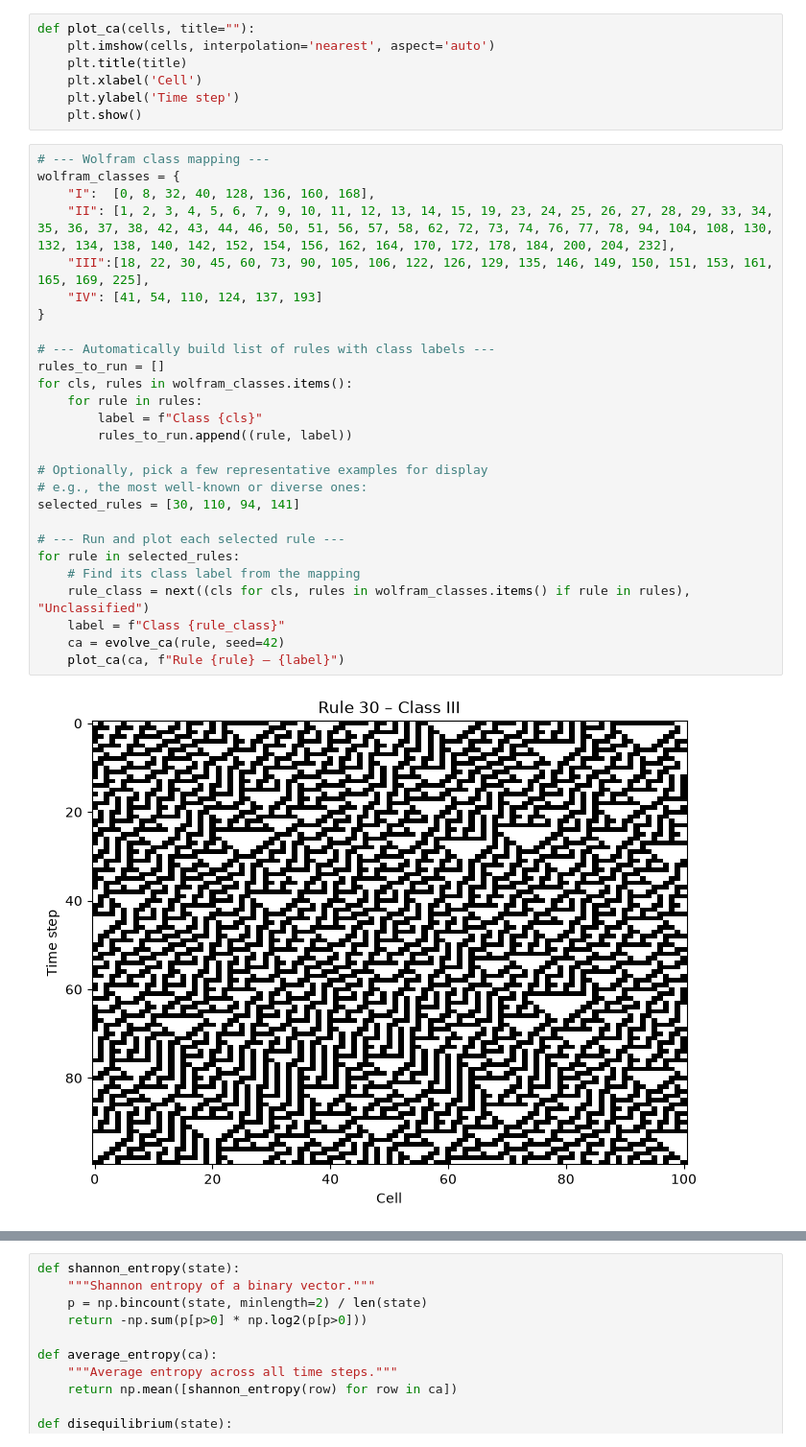
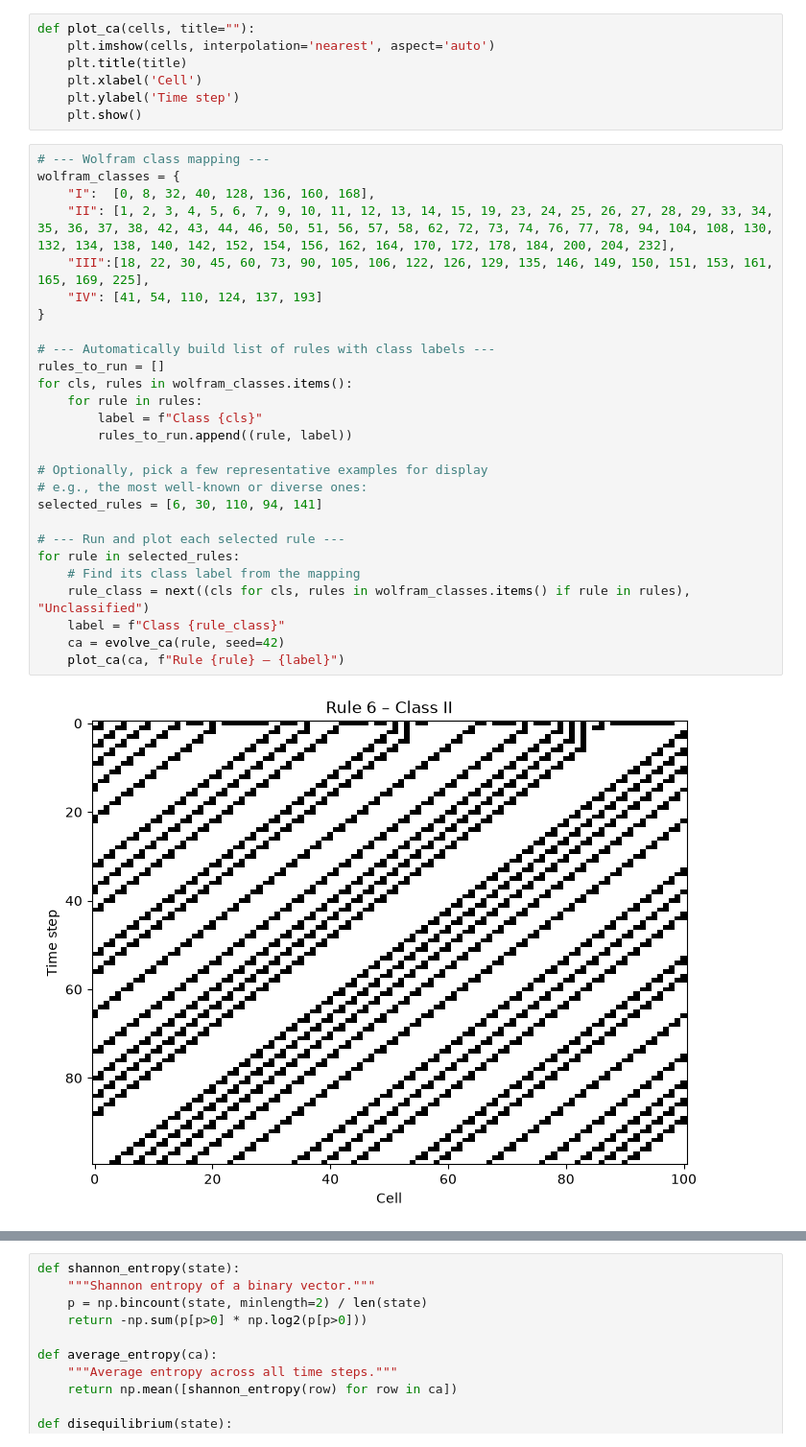
Before and after one commit to LisaCastricum/Model-Based-Decisions-Code, a Jupyter notebook: Week 1 - Introduction/cellular_automata.ipynb, the cells around one changed output, grey strips where cells are left out. Shown at 96% size. Saved outputs shown, nothing was run; the diff lists cells and outputs as text.

```diff
--- a/Week 1 - Introduction/cellular_automata.ipynb
+++ b/Week 1 - Introduction/cellular_automata.ipynb
@@ -62,29 +62,29 @@ def plot_ca(cells, title=""):
 # %%
 # --- Wolfram class mapping ---
 wolfram_classes = {
     "I":  [0, 8, 32, 40, 128, 136, 160, 168],
     "II": [1, 2, 3, 4, 5, 6, 7, 9, 10, 11, 12, 13, 14, 15, 19, 23, 24, 25, 26, 27, 28, 29, 33, 34, 35, 36, 37, 38, 42, 43, 44, 46, 50, 51, 56, 57, 58, 62, 72, 73, 74, 76, 77, 78, 94, 104, 108, 130, 132, 134, 138, 140, 142, 152, 154, 156, 162, 164, 170, 172, 178, 184, 200, 204, 232],
     "III":[18, 22, 30, 45, 60, 73, 90, 105, 106, 122, 126, 129, 135, 146, 149, 150, 151, 153, 161, 165, 169, 225],
     "IV": [41, 54, 110, 124, 137, 193]
 }
 
 # --- Automatically build list of rules with class labels ---
 rules_to_run = []
 for cls, rules in wolfram_classes.items():
     for rule in rules:
         label = f"Class {cls}"
         rules_to_run.append((rule, label))
 
 # Optionally, pick a few representative examples for display
 # e.g., the most well-known or diverse ones:
-selected_rules = [30, 110, 94, 141]
+selected_rules = [6, 30, 110, 94, 141]
 
 # --- Run and plot each selected rule ---
 for rule in selected_rules:
     # Find its class label from the mapping
     rule_class = next((cls for cls, rules in wolfram_classes.items() if rule in rules), "Unclassified")
     label = f"Class {rule_class}"
     ca = evolve_ca(rule, seed=42)
     plot_ca(ca, f"Rule {rule} – {label}")
 # %% [output]
-[figure, old version]
+[figure, new version]
```
Also changed, not shown: parts of 1 cell of this notebook.
